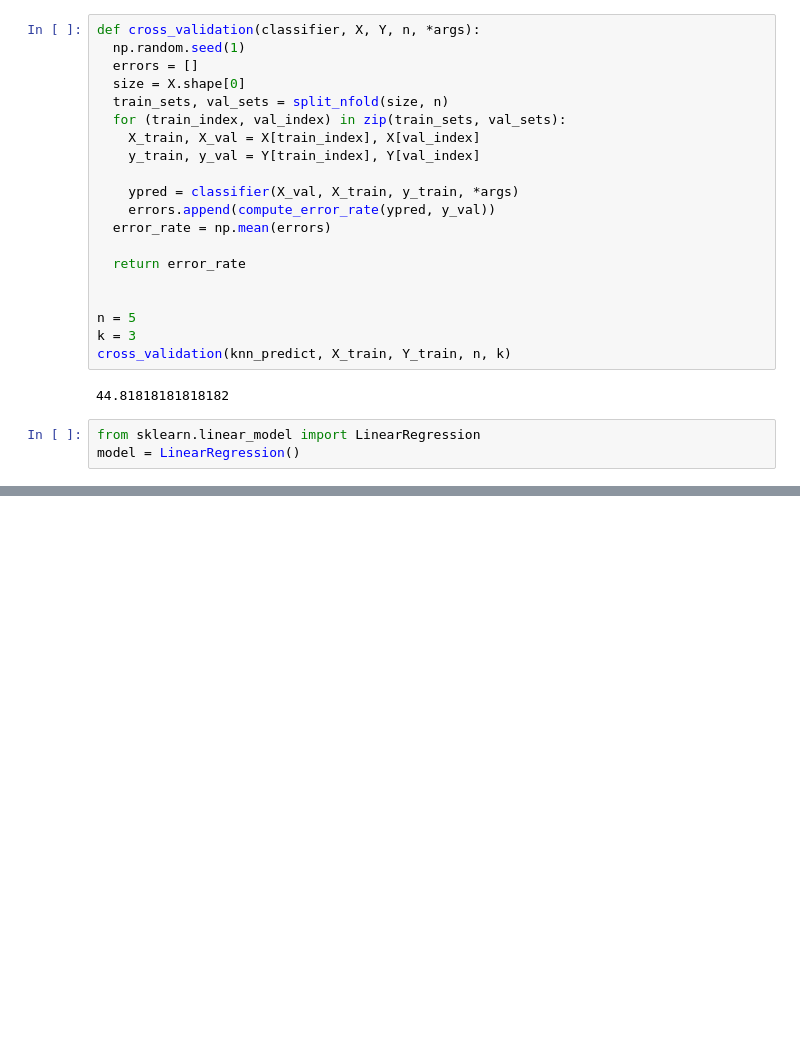
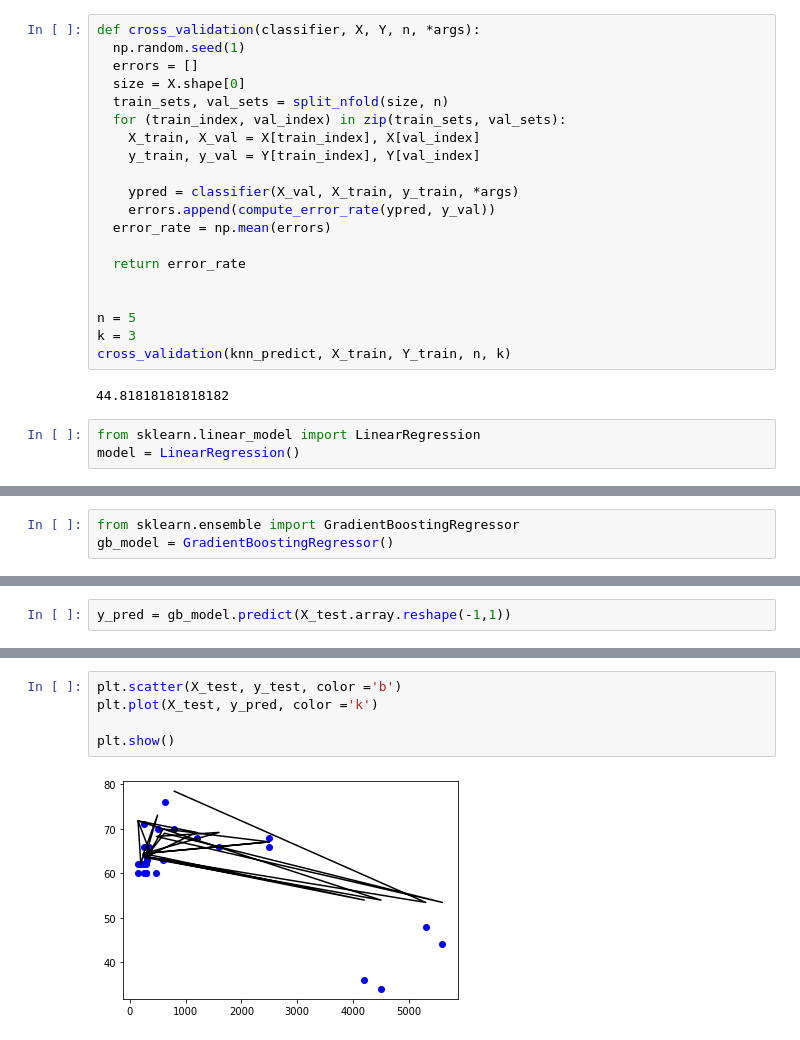
Before and after one commit to Nobody4591/Final-year-project, a Jupyter notebook: newfile.ipynb, the cells around one changed output, grey strips where cells are left out. Saved outputs shown, nothing was run; the diff lists cells and outputs as text; blank space fills up the shorter version.

```diff
--- a/newfile.ipynb
+++ b/newfile.ipynb
@@ -263,0 +339,3 @@ model = LinearRegression()
+# %%
+from sklearn.ensemble import GradientBoostingRegressor
+gb_model = GradientBoostingRegressor()
@@ -263,0 +346,2 @@ model = LinearRegression()
+# %%
+y_pred = gb_model.predict(X_test.array.reshape(-1,1))
@@ -263,0 +352,7 @@ model = LinearRegression()
+# %%
+plt.scatter(X_test, y_test, color ='b')
+plt.plot(X_test, y_pred, color ='k')
+
+plt.show()
+# %% [output]
+[figure, added]
```
Also changed, not shown: parts of 21 cells of this notebook.
